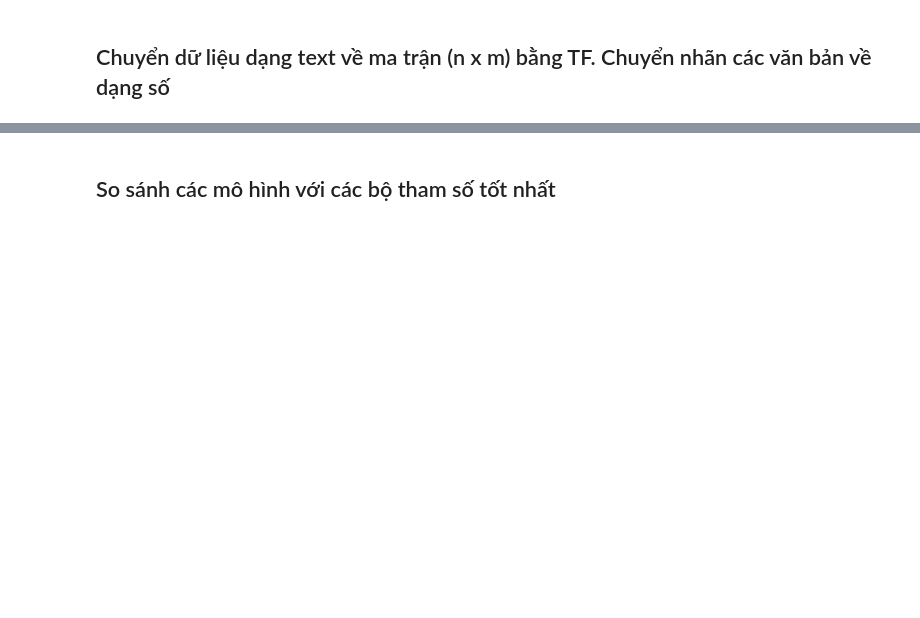
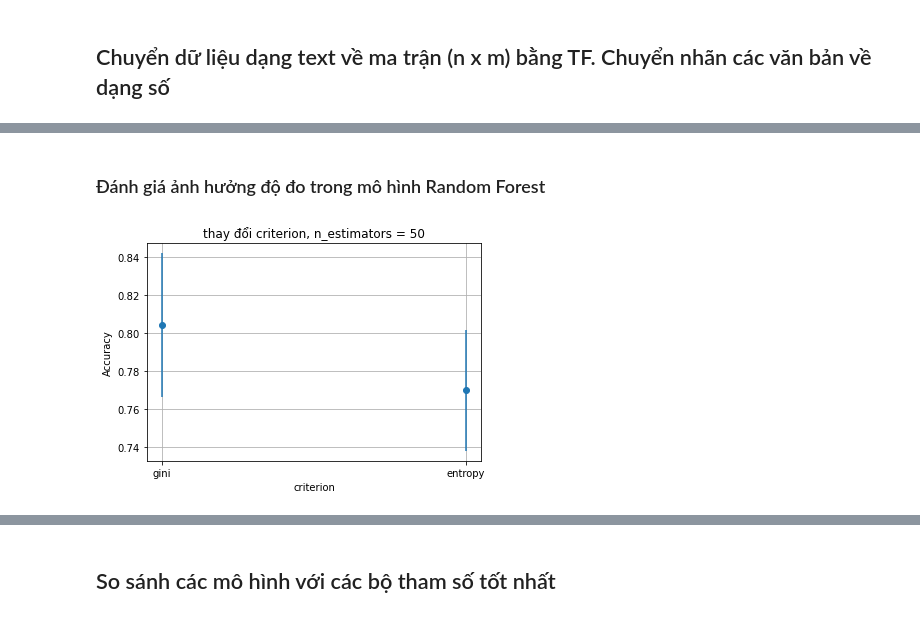
Before and after one commit to walker1001/ML-DMCourse, a Jupyter notebook: model_selection.ipynb, the cells around one changed output, grey strips where cells are left out. Drawn from its saved outputs; the diff is of its cells as text; code cells hidden in the pictures; blank space fills up the shorter version.

```diff
--- a/model_selection.ipynb
+++ b/model_selection.ipynb
@@ -148,0 +220,24 @@ plt.show()
+# %% [markdown]
+### Đánh giá ảnh hưởng độ đo trong mô hình Random Forest
+# %%
+title = "thay đổi criterion, n_estimators = 50"
+xlabel = "criterion"
+X = []
+Y = []
+error = []
+
+for criterion in tqdm(["gini", "entropy"]):
+    # Với mỗi criterion nhận được,
+    # thực hiện xây dựng mô hình, huấn luyện và đánh giá theo cross-validation
+    text_clf = RandomForestClassifier(criterion=criterion, n_estimators=50)
+    mean, std = cross_validation(text_clf)
+    X.append(str(criterion))
+    Y.append(mean)
+    error.append(std)
+
+# lưu kết quả ra file ảnh
+plot(title, xlabel, X, Y, error)
+plt.savefig('images/RF_change_criterion.png', bbox_inches='tight')
+plt.show()
+# %% [output]
+[figure, added]
```
Also changed, not shown: parts of 21 cells of this notebook, 7 other files.
